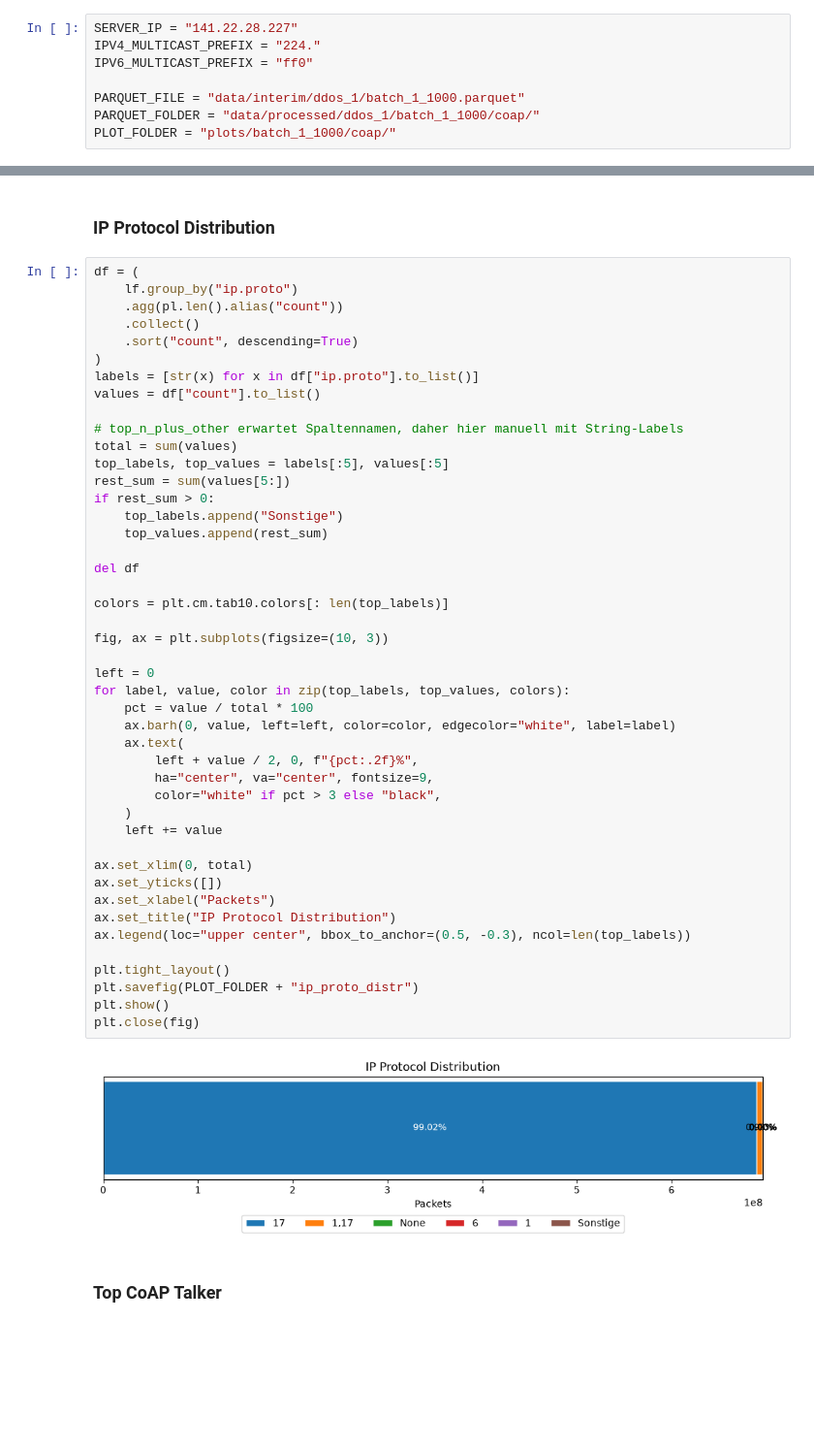
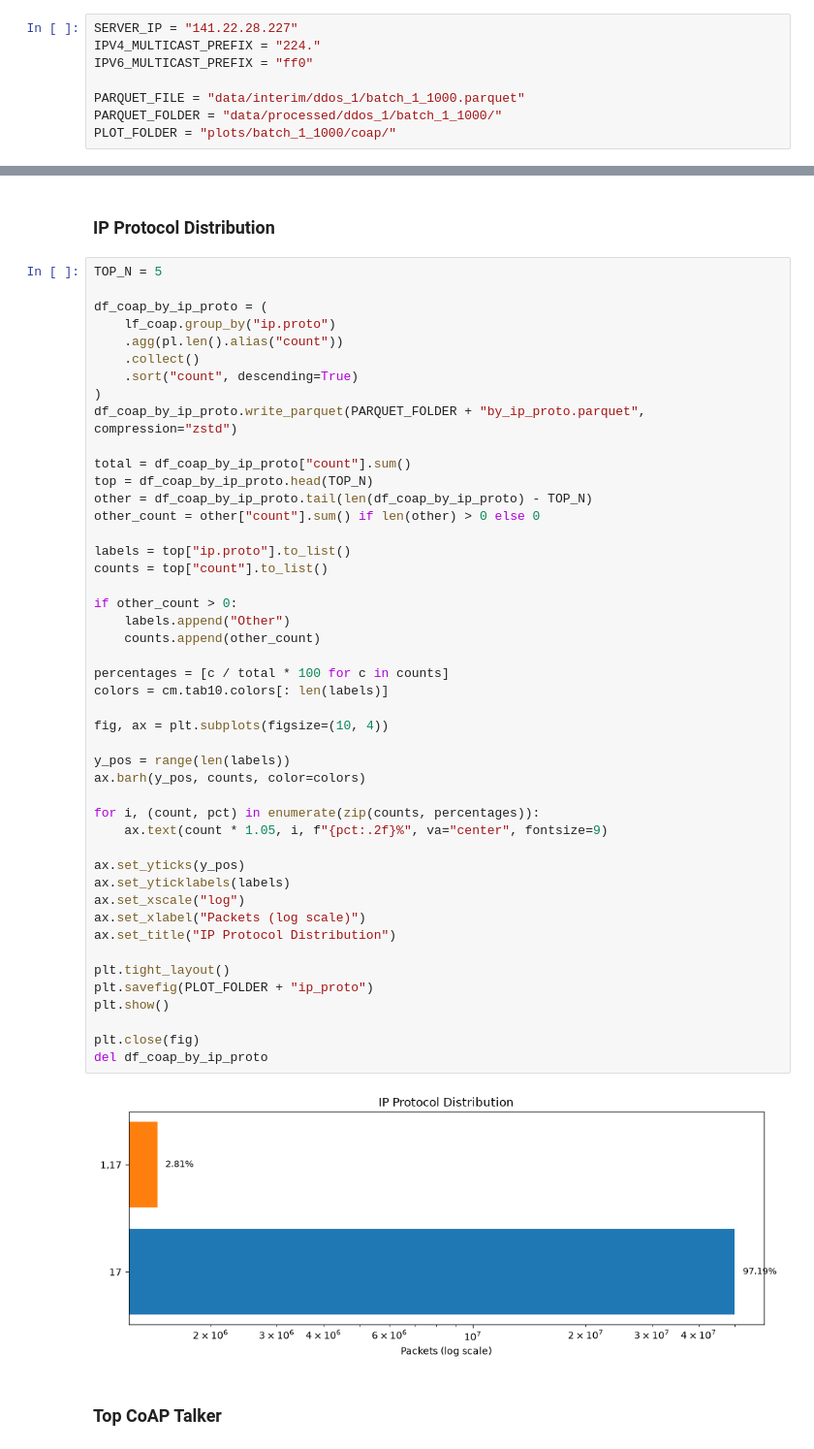
Before and after one commit to lukasseb/ddos_analysis, a Jupyter notebook: coap_analysis.ipynb, the cells around one changed output, grey strips where cells are left out. Shown at 97% size. Saved outputs shown, nothing was run; the diff lists cells and outputs as text; blank space fills up the shorter version.

```diff
--- a/coap_analysis.ipynb
+++ b/coap_analysis.ipynb
@@ -22,7 +22,7 @@ IPV4_MULTICAST_PREFIX = "224."
 IPV6_MULTICAST_PREFIX = "ff0"
 
 PARQUET_FILE = "data/interim/ddos_1/batch_1_1000.parquet"
-PARQUET_FOLDER = "data/processed/ddos_1/batch_1_1000/coap/"
+PARQUET_FOLDER = "data/processed/ddos_1/batch_1_1000/"
 PLOT_FOLDER = "plots/batch_1_1000/coap/"
 # %% [markdown]
 ### Read
@@ -97,52 +93,53 @@ lf_coap_no_udp = lf_coap.filter(
 # %% [markdown]
 ### IP Protocol Distribution
 # %%
-df = (
-    lf.group_by("ip.proto")
+TOP_N = 5
+
+df_coap_by_ip_proto = (
+    lf_coap.group_by("ip.proto")
     .agg(pl.len().alias("count"))
     .collect()
     .sort("count", descending=True)
 )
-labels = [str(x) for x in df["ip.proto"].to_list()]
-values = df["count"].to_list()
+df_coap_by_ip_proto.write_parquet(PARQUET_FOLDER + "by_ip_proto.parquet", compression="zstd")
 
-# top_n_plus_other erwartet Spaltennamen, daher hier manuell mit String-Labels
-total = sum(values)
-top_labels, top_values = labels[:5], values[:5]
-rest_sum = sum(values[5:])
-if rest_sum > 0:
-    top_labels.append("Sonstige")
-    top_values.append(rest_sum)
+total = df_coap_by_ip_proto["count"].sum()
+top = df_coap_by_ip_proto.head(TOP_N)
+other = df_coap_by_ip_proto.tail(len(df_coap_by_ip_proto) - TOP_N)
+other_count = other["count"].sum() if len(other) > 0 else 0
 
-del df
+labels = top["ip.proto"].to_list()
+counts = top["count"].to_list()
 
-colors = plt.cm.tab10.colors[: len(top_labels)]
+if other_count > 0:
+    labels.append("Other")
+    counts.append(other_count)
 
-fig, ax = plt.subplots(figsize=(10, 3))
+percentages = [c / total * 100 for c in counts]
+colors = cm.tab10.colors[: len(labels)]
 
-left = 0
-for label, value, color in zip(top_labels, top_values, colors):
-    pct = value / total * 100
-    ax.barh(0, value, left=left, color=color, edgecolor="white", label=label)
-    ax.text(
-        left + value / 2, 0, f"{pct:.2f}%",
-        ha="center", va="center", fontsize=9,
-        color="white" if pct > 3 else "black",
-    )
-    left += value
+fig, ax = plt.subplots(figsize=(10, 4))
 
-ax.set_xlim(0, total)
-ax.set_yticks([])
-ax.set_xlabel("Packets")
+y_pos = range(len(labels))
+ax.barh(y_pos, counts, color=colors)
+
+for i, (count, pct) in enumerate(zip(counts, percentages)):
+    ax.text(count * 1.05, i, f"{pct:.2f}%", va="center", fontsize=9)
+
+ax.set_yticks(y_pos)
+ax.set_yticklabels(labels)
+ax.set_xscale("log")
+ax.set_xlabel("Packets (log scale)")
 ax.set_title("IP Protocol Distribution")
-ax.legend(loc="upper center", bbox_to_anchor=(0.5, -0.3), ncol=len(top_labels))
 
 plt.tight_layout()
-plt.savefig(PLOT_FOLDER + "ip_proto_distr")
+plt.savefig(PLOT_FOLDER + "ip_proto")
 plt.show()
+
 plt.close(fig)
+del df_coap_by_ip_proto
 # %% [output]
-[figure, old version]
+[figure, new version]
 # %% [markdown]
 ### Top CoAP Talker
 # %%
```
Also changed, not shown: parts of 5 cells of this notebook, 5 other files.
